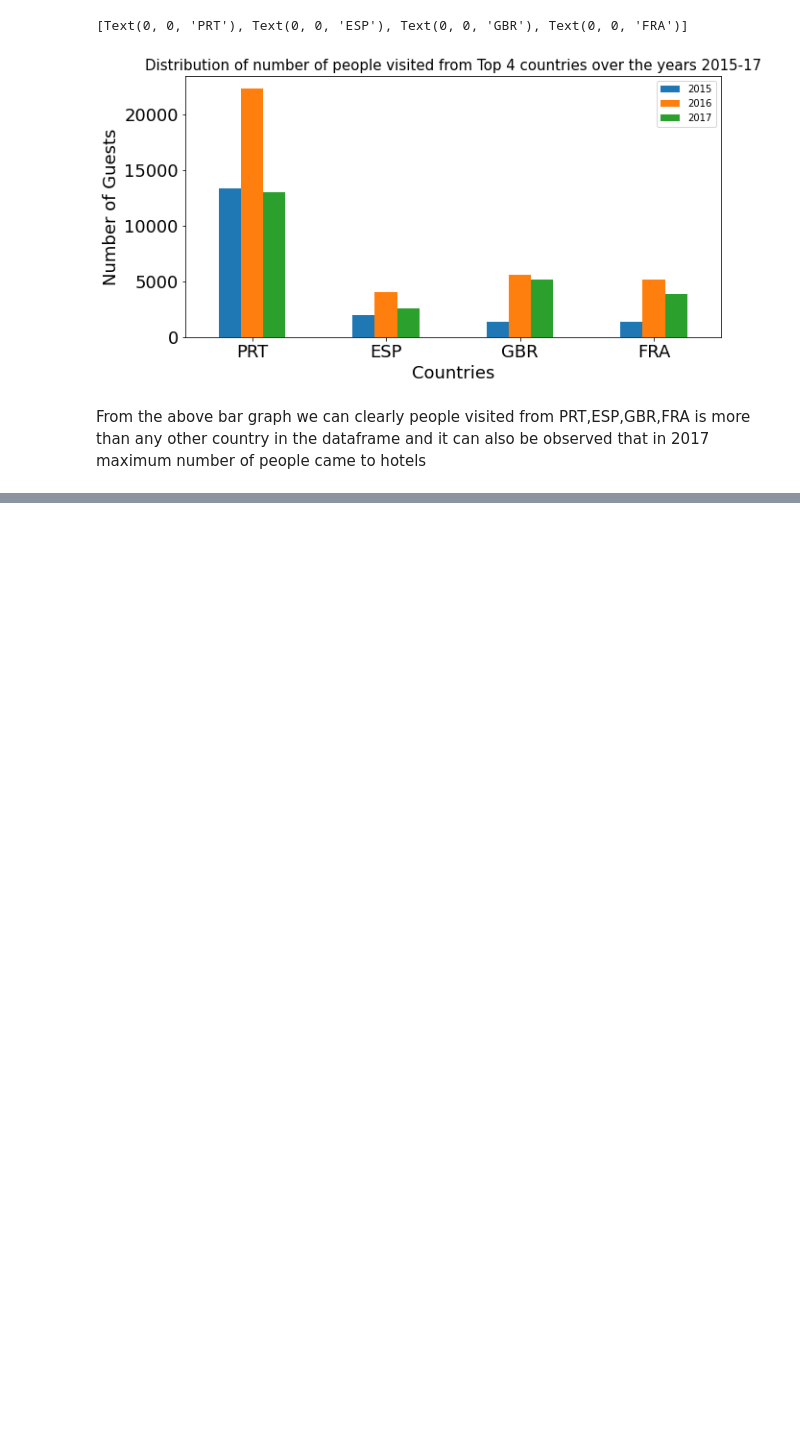
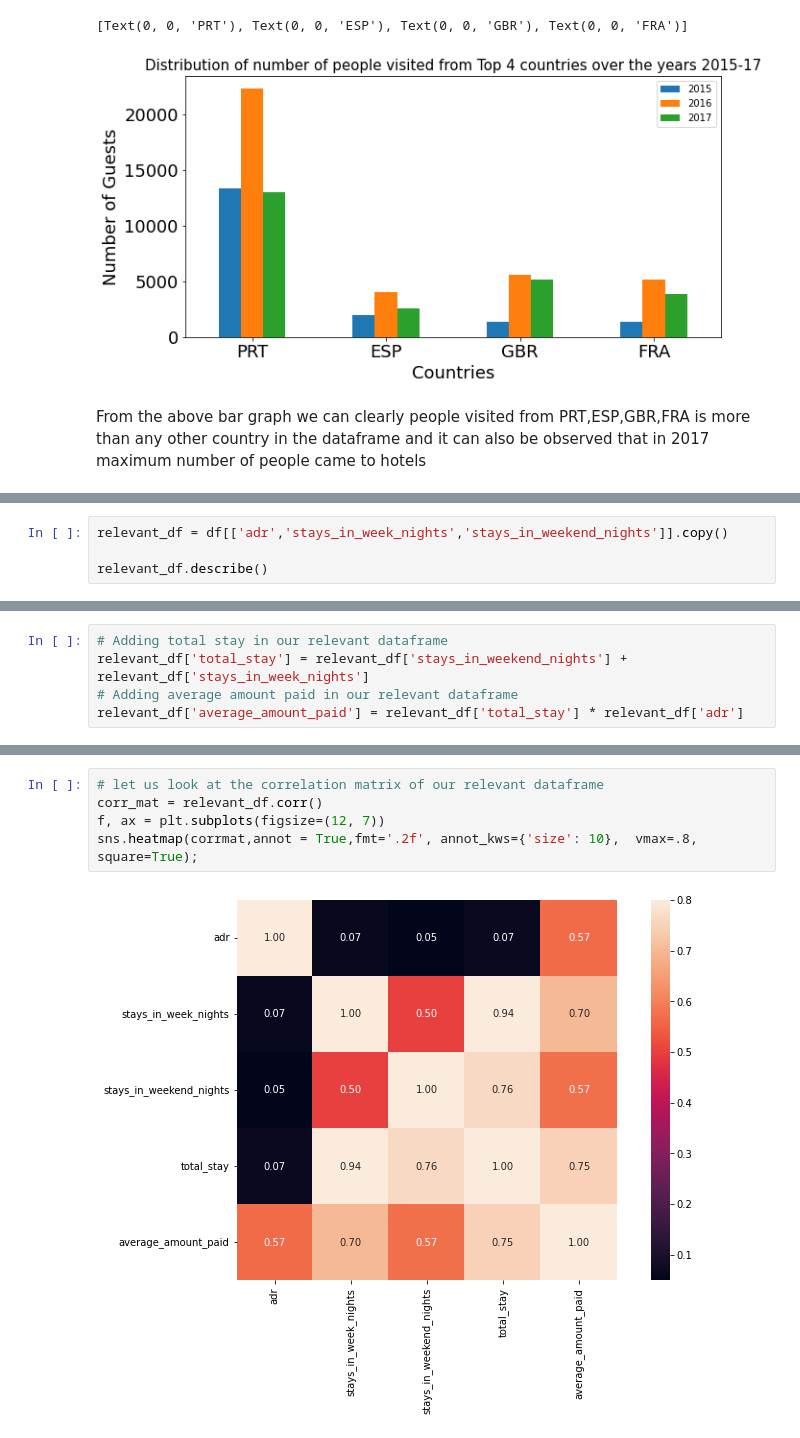
Before and after one commit to Mihirgupta2001/EDA-Capstone-Project-Hotel-Booking, a Jupyter notebook: EDA_Hotel_Booking_Analysis_Capstone_Project.ipynb, the cells around one changed output, grey strips where cells are left out. Cells and saved outputs as stored; diff of their text form; blank space fills up the shorter version.

```diff
--- a/EDA_Hotel_Booking_Analysis_Capstone_Project.ipynb
+++ b/EDA_Hotel_Booking_Analysis_Capstone_Project.ipynb
@@ -390,0 +393,4 @@ From the above bar graph we can clearly people visited from PRT,ESP,GBR,FRA is m
+# %%
+relevant_df = df[['adr','stays_in_week_nights','stays_in_weekend_nights']].copy()
+
+relevant_df.describe()
@@ -390,0 +407,5 @@ From the above bar graph we can clearly people visited from PRT,ESP,GBR,FRA is m
+# %%
+# Adding total stay in our relevant dataframe
+relevant_df['total_stay'] = relevant_df['stays_in_weekend_nights'] + relevant_df['stays_in_week_nights']
+# Adding average amount paid in our relevant dataframe
+relevant_df['average_amount_paid'] = relevant_df['total_stay'] * relevant_df['adr']
@@ -390,0 +436,7 @@ From the above bar graph we can clearly people visited from PRT,ESP,GBR,FRA is m
+# %%
+# let us look at the correlation matrix of our relevant dataframe
+corr_mat = relevant_df.corr()
+f, ax = plt.subplots(figsize=(12, 7))
+sns.heatmap(corrmat,annot = True,fmt='.2f', annot_kws={'size': 10},  vmax=.8, square=True);
+# %% [output]
+[figure, added]
```
Also changed, not shown: parts of 27 cells of this notebook.
